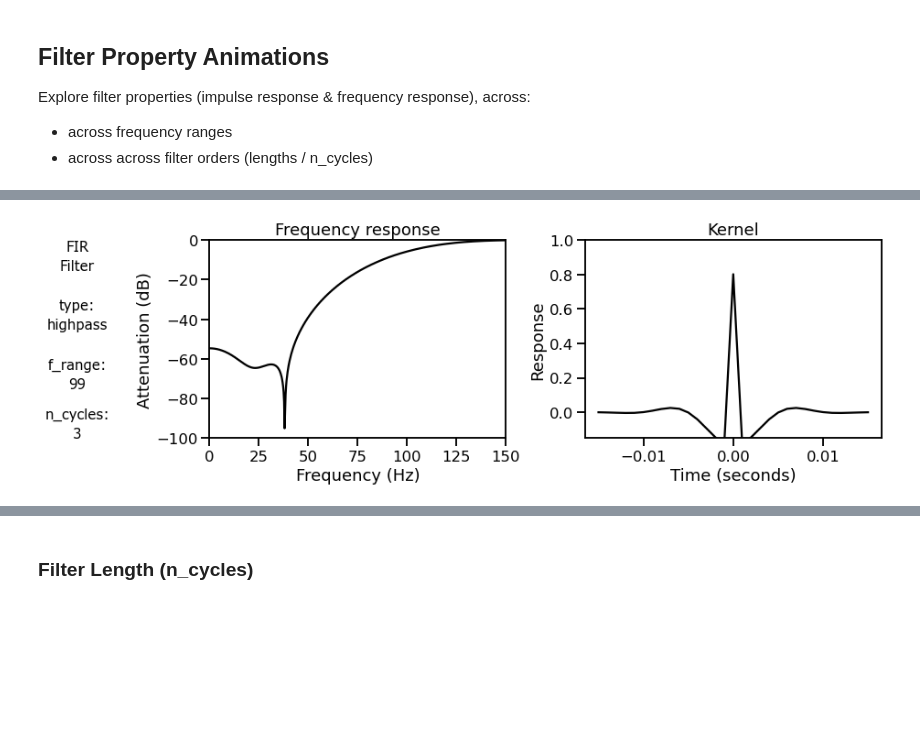
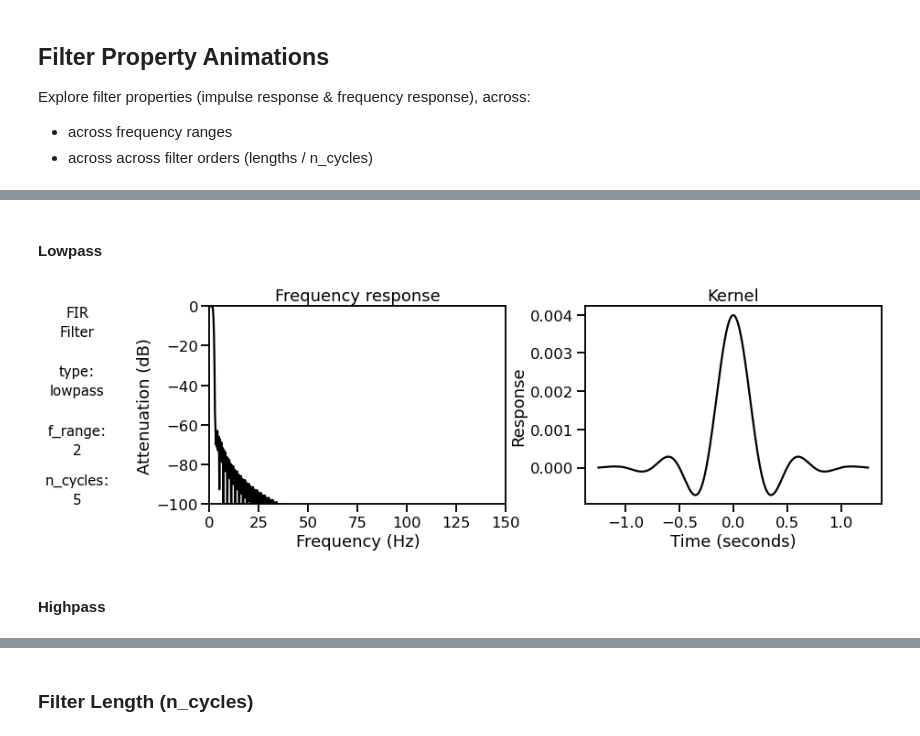
Before and after one commit to TomDonoghue/SigViz, a Jupyter notebook: notebooks/04-filters.ipynb, the cells around one changed output, grey strips where cells are left out. Cells and saved outputs as stored; diff of their text form; code cells hidden in the pictures; blank space fills up the shorter version.

```diff
--- a/notebooks/04-filters.ipynb
+++ b/notebooks/04-filters.ipynb
@@ -246,9 +202,15 @@ for f_range in np.arange(*f_ranges):
-# %%
-# Filter properties across highpass frequency ranges
-pass_type = 'highpass'
-f_ranges = (1, 100)
-inc = incrementer()
-for f_range in range(*f_ranges):
-    build_filt_coefs(fs, pass_type, f_range, n_cycles, SAVE, next(inc), 'highpass_frange')
-# %% [output]
-[figure, removed]
+# %% [markdown]
+#### Lowpass
+# %%
+# Settings
+n_cycles = 5
+pass_type = 'lowpass'
+f_ranges = np.arange(100, 1, -1)
+# %%
+# Filter properties across lowpass frequency ranges
+build_filter_properties(fs, pass_type, None, n_cycles, 'f_range', f_ranges,
+                        save=SAVE, label='lowpass_frange')
+# %% [output]
+[figure, added]
+# %% [markdown]
+#### Highpass
```
Also changed, not shown: parts of 53 cells of this notebook.
